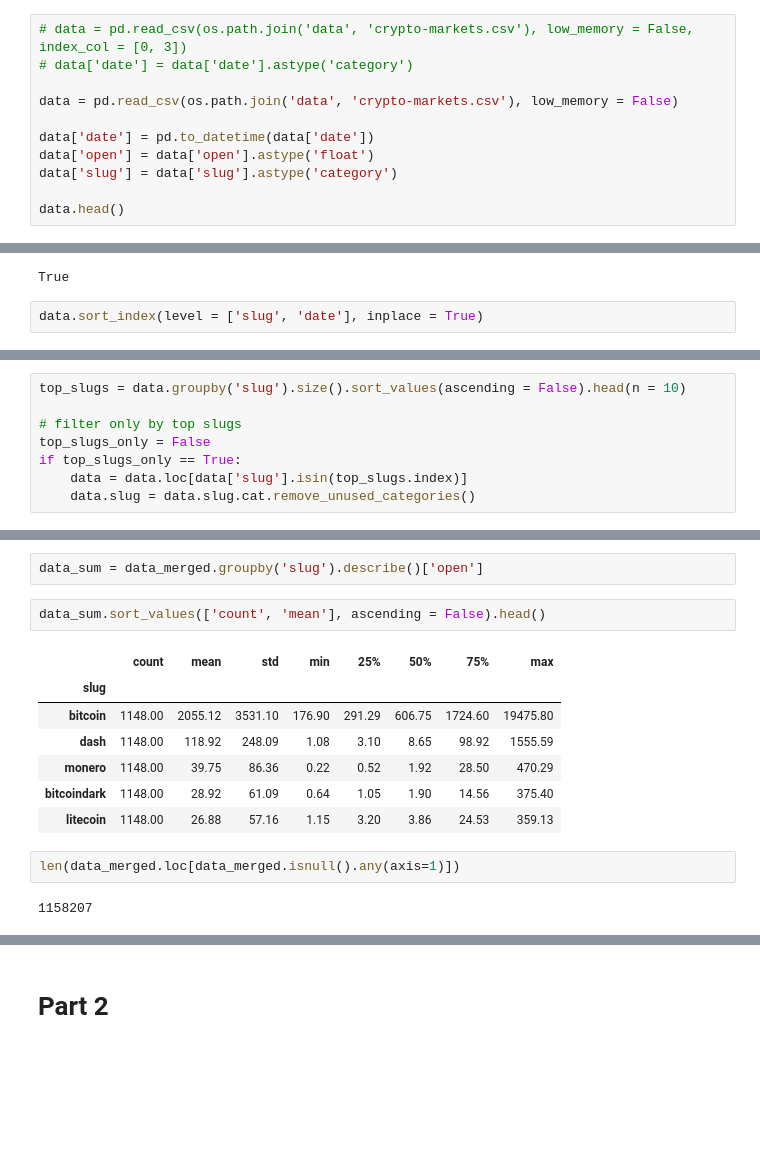
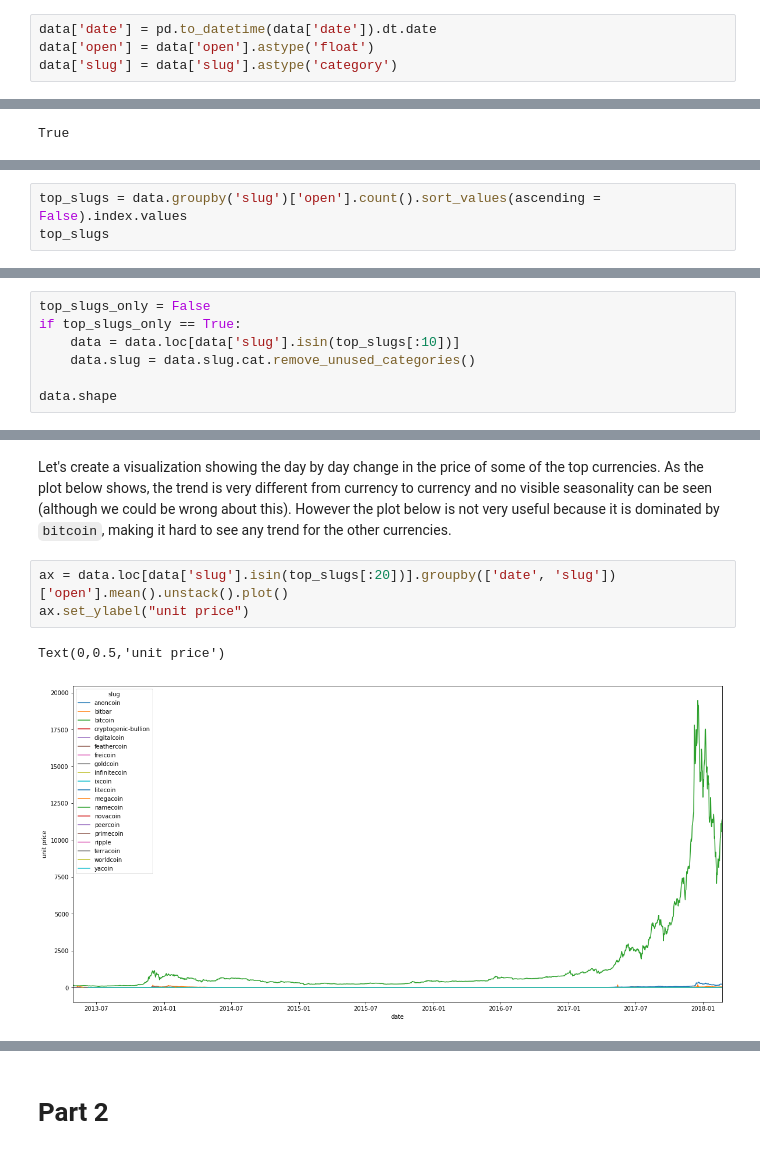
Before and after one commit to bassampourco/LearnAI-CustomTimeSeriesForecastingWithAML, a Jupyter notebook: Crypto_Markets.ipynb, the cells around one changed output, grey strips where cells are left out. Drawn from its saved outputs; the diff is of its cells as text; blank space fills up the shorter version.

```diff
--- a/Crypto_Markets.ipynb
+++ b/Crypto_Markets.ipynb
@@ -53,11 +102,4 @@ C:\Users\sethmott\AppData\Local\Continuum\Anaconda3\envs\azuremlftk_mar2018\pyth
 # %%
-# data = pd.read_csv(os.path.join('data', 'crypto-markets.csv'), low_memory = False, index_col = [0, 3])
-# data['date'] = data['date'].astype('category')
-
-data = pd.read_csv(os.path.join('data', 'crypto-markets.csv'), low_memory = False)
-
-data['date'] = pd.to_datetime(data['date'])
+data['date'] = pd.to_datetime(data['date']).dt.date
 data['open'] = data['open'].astype('float')
 data['slug'] = data['slug'].astype('category')
-
-data.head()
@@ -72,5 +115,3 @@ data.head()
 data.loc[data.duplicated(['slug', 'date'])].size == 0
 # %% [output]
 True
-# %%
-data.sort_index(level = ['slug', 'date'], inplace = True)
@@ -85,0 +137,3 @@ data.head()
+# %%
+top_slugs = data.groupby('slug')['open'].count().sort_values(ascending = False).index.values
+top_slugs
@@ -86,8 +146,7 @@ data.head()
 # %%
-top_slugs = data.groupby('slug').size().sort_values(ascending = False).head(n = 10)
-
-# filter only by top slugs
 top_slugs_only = False
 if top_slugs_only == True:
-    data = data.loc[data['slug'].isin(top_slugs.index)]
+    data = data.loc[data['slug'].isin(top_slugs[:10])]
     data.slug = data.slug.cat.remove_unused_categories()
+
+data.shape
@@ -121,16 +155,8 @@ data_merged.head()
-# %%
-data_sum = data_merged.groupby('slug').describe()['open']
-# %%
-data_sum.sort_values(['count', 'mean'], ascending = False).head()
-# %% [output]
-|  | count | mean | std | min | 25% | 50% | 75% | max |
-| slug |  |  |  |  |  |  |  |  |
-| bitcoin | 1148.00 | 2055.12 | 3531.10 | 176.90 | 291.29 | 606.75 | 1724.60 | 19475.80 |
-| dash | 1148.00 | 118.92 | 248.09 | 1.08 | 3.10 | 8.65 | 98.92 | 1555.59 |
-| monero | 1148.00 | 39.75 | 86.36 | 0.22 | 0.52 | 1.92 | 28.50 | 470.29 |
-| bitcoindark | 1148.00 | 28.92 | 61.09 | 0.64 | 1.05 | 1.90 | 14.56 | 375.40 |
-| litecoin | 1148.00 | 26.88 | 57.16 | 1.15 | 3.20 | 3.86 | 24.53 | 359.13 |
-# %%
-len(data_merged.loc[data_merged.isnull().any(axis=1)])
-# %% [output]
-1158207
+# %% [markdown]
+Let's create a visualization showing the day by day change in the price of some of the top currencies. As the plot below shows, the trend is very different from currency to currency and no visible seasonality can be seen (although we could be wrong about this). However the plot below is not very useful because it is dominated by `bitcoin`, making it hard to see any trend for the other currencies.
+# %%
+ax = data.loc[data['slug'].isin(top_slugs[:20])].groupby(['date', 'slug'])['open'].mean().unstack().plot()
+ax.set_ylabel("unit price")
+# %% [output]
+Text(0,0.5,'unit price')
+[figure, added]
```
Also changed, not shown: parts of 144 cells of this notebook.
